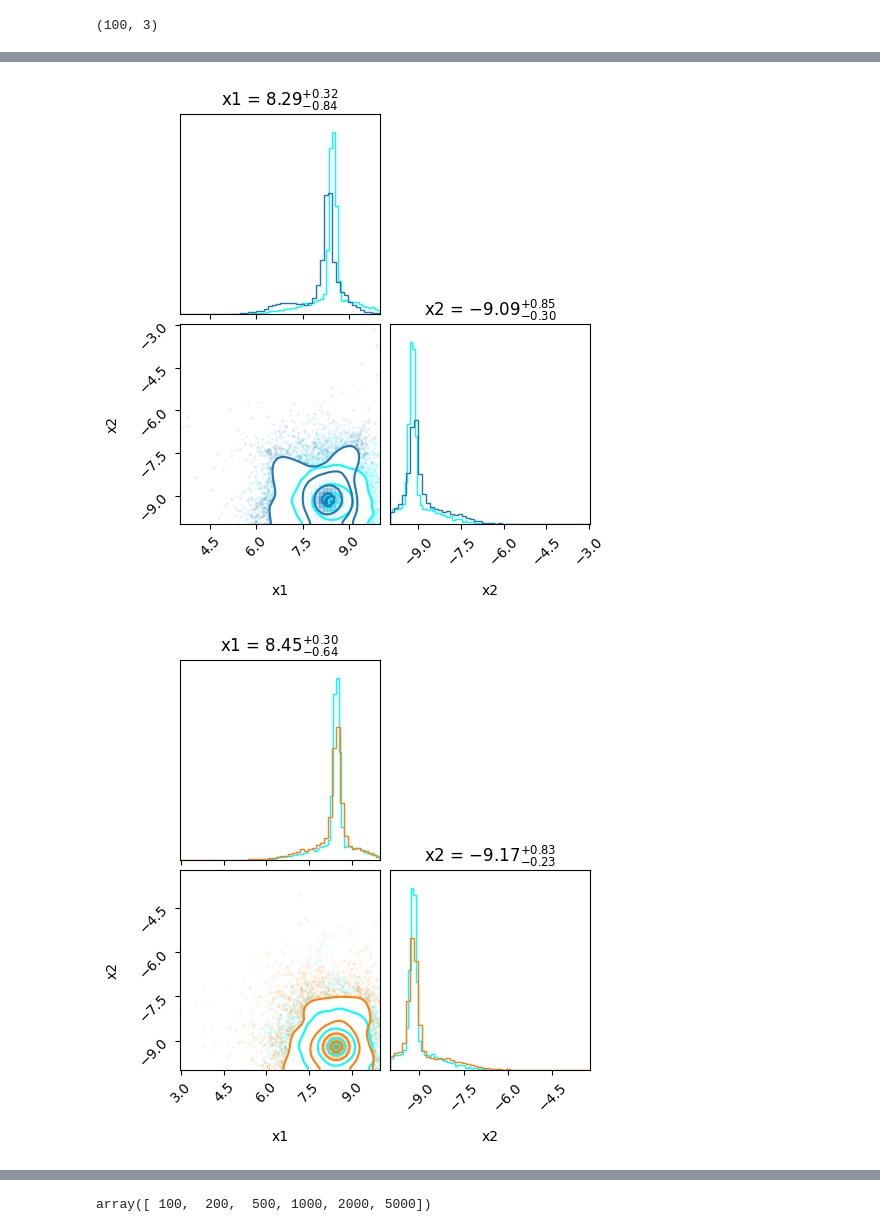
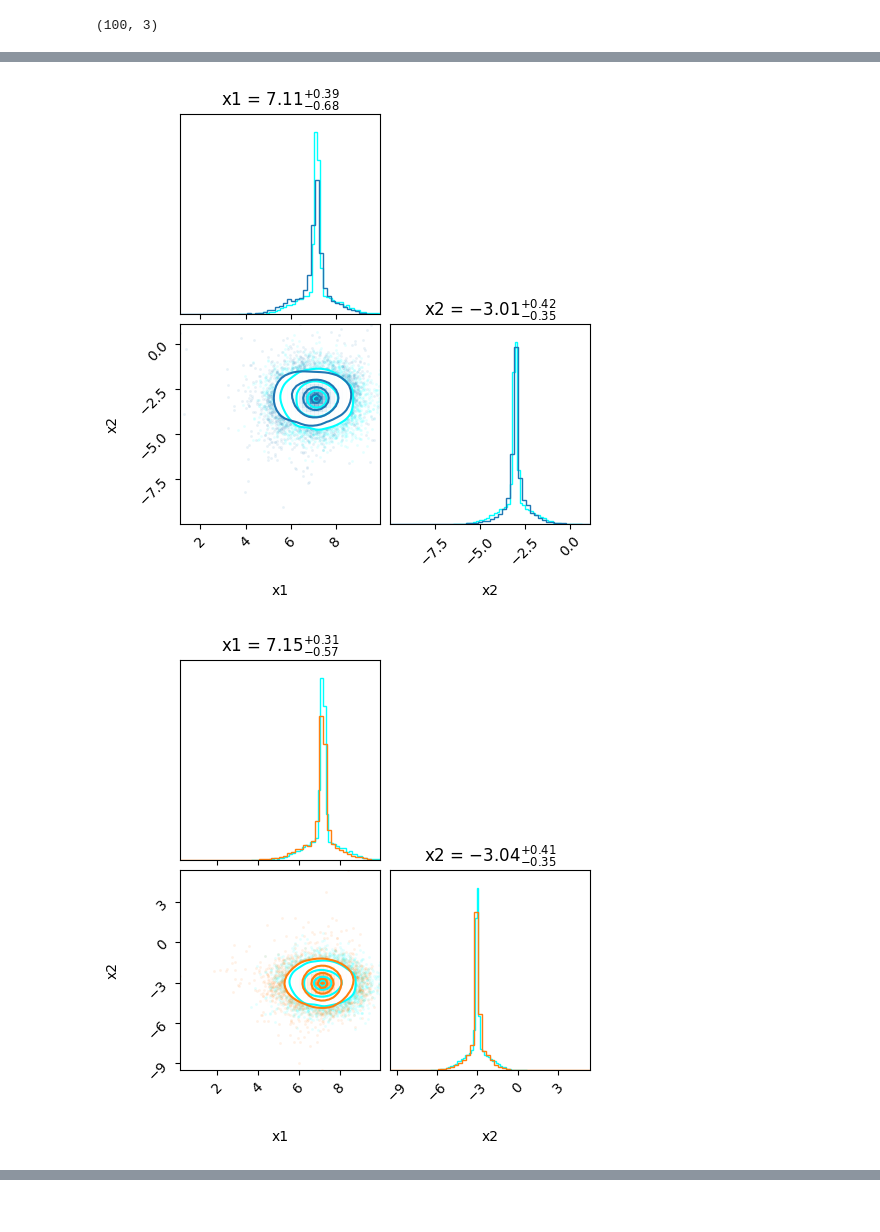
Before and after one commit to Mauropieroni/ACP-test-fork, a Jupyter notebook: scripts/plot_KL_all.ipynb, the cells around one changed output, grey strips where cells are left out. Saved outputs shown, nothing was run; the diff lists cells and outputs as text; code cells hidden in the pictures.

Commit message:
plots with 20k

```diff
--- a/scripts/plot_KL_all.ipynb
+++ b/scripts/plot_KL_all.ipynb
@@ -14,5 +14,7 @@ ls KL_data/
 # %%
-train_data = np.array([100, 200, 500, 1000, 2000, 5000]) #, 10000]
+train_data = np.array([100, 200, 500, 1000, 2000, 5000, 10000, 20000]) #
+linestyles = ['-', '--', '-.', ':']
+colors = ['C0', 'C1', 'C2', 'C3', 'C4', 'C5', 'C6', 'C7']
 # %%
 num_epochs = 1000
 check_every = 10
@@ -154,7 +155,7 @@ corner.corner(data_test, labels=['x1', 'x2'], show_titles=True, color='cyan', fi
 import sbibm
 import matplotlib.lines as mlines
 
-i_obs = 9
+i_obs = 2
 
 example_name = "gaussian_mixture"
 task = sbibm.get_task(example_name)
@@ -162,32 +163,32 @@ prior = task.get_prior_dist()
 simulator = task.get_simulator()
 observation = task.get_observation(num_observation=i_obs+1)
 data_test = np.array(task.get_reference_posterior_samples(num_observation=i_obs+1))
 
 
 
 
 for i in range(len(train_data)):
     num_train = train_data[i]
     data = np.load('KL_data/'+str(num_train)+'/'+example_name + f"_{num_epochs}_{check_every}.npz")
 
     fig = corner.corner(data_test, labels=['x1', 'x2'], show_titles=True, color='cyan', bins=50, smooth=2, hist_kwargs={'density': True});
 
     corner.corner(data['post_samples'][i_obs,0], labels=['x1', 'x2'], show_titles=True, color=colors[i], bins=50, smooth=2, hist_kwargs={'density': True}, fig=fig);
 
 
 
 # plt.legend(
 #     handles=[
 #         mlines.Line2D([], [], color=colors[i], label=str(train_data[i]))
 #         for i in range(len(train_data))
 #     ],
 #     fontsize=12, frameon=False,
 #     bbox_to_anchor=(1, 2), loc="upper right"
 # )
 
 # fig = corner.corner(data['post_samples'][i_obs,1], labels=['x1', 'x2'], show_titles=True, color='blue', fig=fig, bins=50, smooth=.5, hist_kwargs={'density': True});
 
 # corner.corner(data['post_samples'][i_obs,2], labels=['x1', 'x2'], show_titles=True, color='black', fig=fig, bins=50, smooth=.5, hist_kwargs={'density': True});
 # %% [output]
-[figure, old version]
+[figure, new version]
-[figure, old version]
+[figure, new version]
@@ -198,4 +200,0 @@ for i in range(len(train_data)):
-# %%
-train_data
-# %% [output]
-array([ 100,  200,  500, 1000, 2000, 5000])
```
Also changed, not shown: parts of 11 cells of this notebook.
